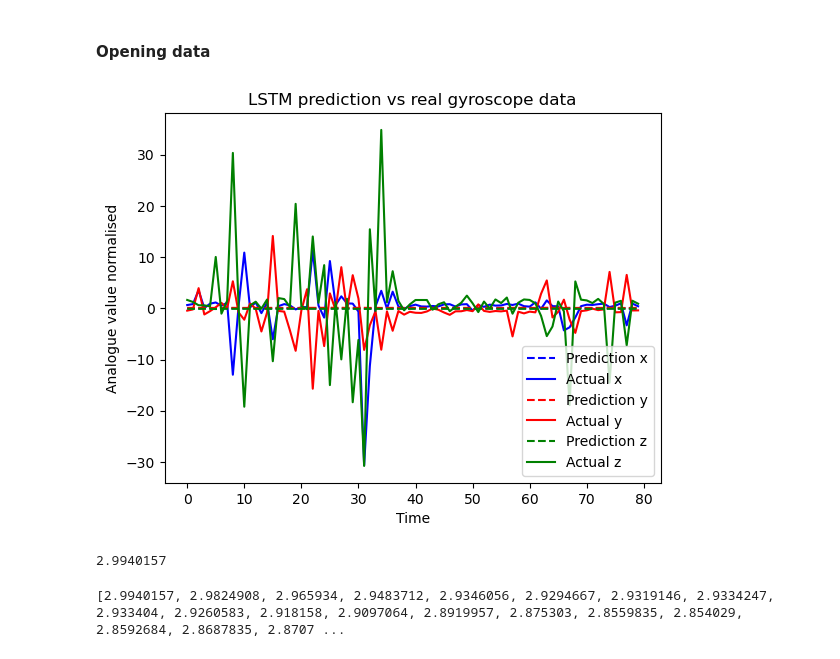
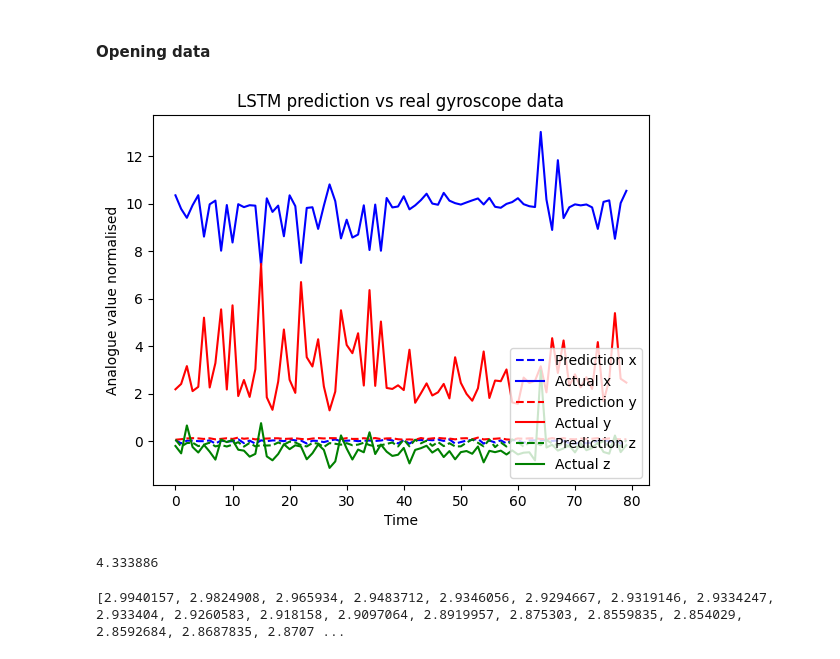
Before and after one commit to shepai/TactileSensor, a Jupyter notebook: Code/Data collection/robot/excel.ipynb, the cells around one changed output. Saved outputs shown, nothing was run; the diff lists cells and outputs as text; code cells hidden in the pictures.

```diff
--- a/Code/Data collection/robot/excel.ipynb
+++ b/Code/Data collection/robot/excel.ipynb
@@ -204,8 +242,3 @@ plt.plot(Y_test[:,2][0:200],label="Actual")
 """
 # %% [markdown]
 #### Without vibration
-# %%
-X,y=sort_data("accmovementLeftFoot.csv",False)
-X1,y1=sort_data("accmovementRightFoot.csv",False)
-X=np.concatenate((X,X1),axis=0)
-y=np.concatenate((y,y1),axis=0)
@@ -278,10 +318,7 @@ np.median(losses),np.max(losses),np.min(losses),np.average(losses)
 # %% [markdown]
 #### Texture study
 # %%
-X,y=sort_data("accmovementLeftFoot.csv")
-X1,y1=sort_data("accmovementRightFoot.csv")
-X=np.concatenate((X,X1),axis=0)
-y=np.concatenate((y,y1),axis=0)
+X,y=genDataSet(True)
 t=80
 X_,y_=gen_temporal_data(X,y,t)
 X_train, X_test, Y_train, Y_test = train_test_split(X_, y_, test_size=0.2, random_state=42)
@@ -314,8 +351,8 @@ def getMSEPreds(nameLeft,nameRight,model,t=60):
     y_pred = model.predict(X)
     return(y, y_pred)
 
-mse_texture=getMSEData("accmovementLeftFootCarpet.csv","accmovementRightFootCarpet.csv",normal_model,t)
-mse_concrete=getMSEData("accmovementLeftFootConrete.csv","accmovementRightFootConrete.csv",normal_model,t)
-mse_outdoor=getMSEData("accmovementLeftFootOutdoor.csv","accmovementRightFootOutdoor.csv",normal_model,t)
+mse_texture=getMSEData("carpet_d1.1_raw_L.csv","carpet_d1.1_raw_R.csv",normal_model,t)
+mse_concrete=getMSEData("carpet_d1_raw_L.csv","carpet_d1_raw_R.csv",normal_model,t)
+mse_outdoor=getMSEData("carpet_d1.1_raw_L.csv","carpet_d1.1_raw_R.csv",normal_model,t)
 print("****************************\n\nNormal MSE:",mse_norm,"\n\nCarpet MSE:",mse_texture,"\n\nConcrete MSE:",mse_concrete,"\n\nOutdoor MSE:",mse_outdoor)
 # %% [output]
@@ -743,8 +781,8 @@ class LSTMModel(nn.Module):
 def getData(X,y,T):
     X_,y_=gen_temporal_data_2(X,y,T)
     #reduction
-    X_=(X_-np.average(X_))/np.std(X_)
-    y=(y-np.average(y))/np.std(y)
+    #X_=(X_-np.average(X_))/np.std(X_)
+    #y=(y-np.average(y))/np.std(y)
     #split
     X_train, X_test, Y_train, Y_test = train_test_split(X_.astype(np.float32)[0:100], y_.astype(np.float32)[0:100], test_size=0.2, random_state=42)
     X_train=torch.tensor(X_train).to(device)
@@ -752,10 +790,10 @@ def getData(X,y,T):
     Y_train=torch.tensor(Y_train).to(device)
     Y_test=torch.tensor(Y_test).to(device)
     return X_train, X_test, Y_train, Y_test
-X_train, X_test, Y_train, Y_test=getData(X,y,5)
+X_train, X_test, Y_train, Y_test=getData(X,y,50)
 # %%
 # Example usage:
-input_size = 6
+input_size = 32
 hidden_size = 64
 num_layers = 2
 output_size = 3
@@ -849,28 +888,28 @@ Validation Loss: 37.9729
 # %% [markdown]
 #### Opening data
 # %%
-X_train, X_test, Y_train, Y_test=getData(X,y,1)
-lstm_model=LSTMModel(X_train.shape[2],50,2,Y_train.shape[1]).to(device)
-lstm_model.load_state_dict(torch.load(path+"GPUCluster/data/lstm_model.pth",map_location=torch.device('cpu')))
+X_train, X_test, Y_train, Y_test=getData(X,y,50)
+#lstm_model=LSTMModel(X_train.shape[2],50,2,Y_train.shape[1]).to(device)
+#lstm_model.load_state_dict(torch.load(path+"GPUCluster/data/lstm_model.pth",map_location=torch.device('cpu')))
 outputs = lstm_model(X_train)
 
 plt.plot(outputs[:,0].cpu().detach().numpy(),"--",c="b",label="Prediction x")
 plt.plot(Y_train[:,0].cpu().detach().numpy(),c="b",label="Actual x")
 
 plt.plot(outputs[:,1].cpu().detach().numpy(),"--",c="r",label="Prediction y")
 plt.plot(Y_train[:,1].cpu().detach().numpy(),c="r",label="Actual y")
 
 plt.plot(outputs[:,2].cpu().detach().numpy(),"--",c="g",label="Prediction z")
 plt.plot(Y_train[:,2].cpu().detach().numpy(),c="g",label="Actual z")
 plt.xlabel("Time")
 plt.ylabel("Analogue value normalised")
 plt.title("LSTM prediction vs real gyroscope data")
 plt.legend(loc="lower right")
 plt.show()
-np.average(np.abs(outputs.detach().numpy()-Y_train.detach().numpy()))
+np.average(np.abs(outputs.cpu().detach().numpy()-Y_train.cpu().detach().numpy()))
 # %% [output]
-[figure, old version]
+[figure, new version]
-2.9940157
+4.333886
 # %%
 ar=[]
 std=[]
```
Also changed, not shown: parts of 19 cells of this notebook, 17 other files.
